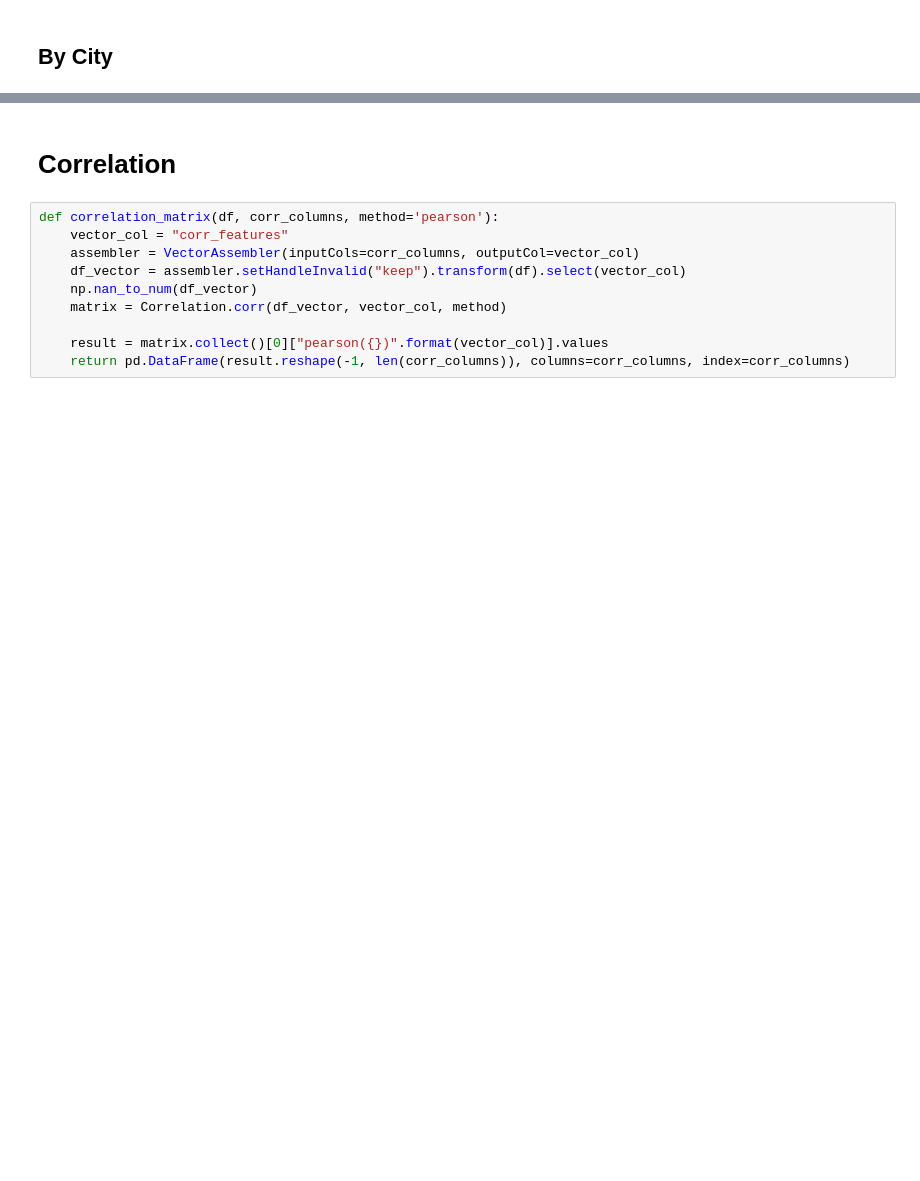
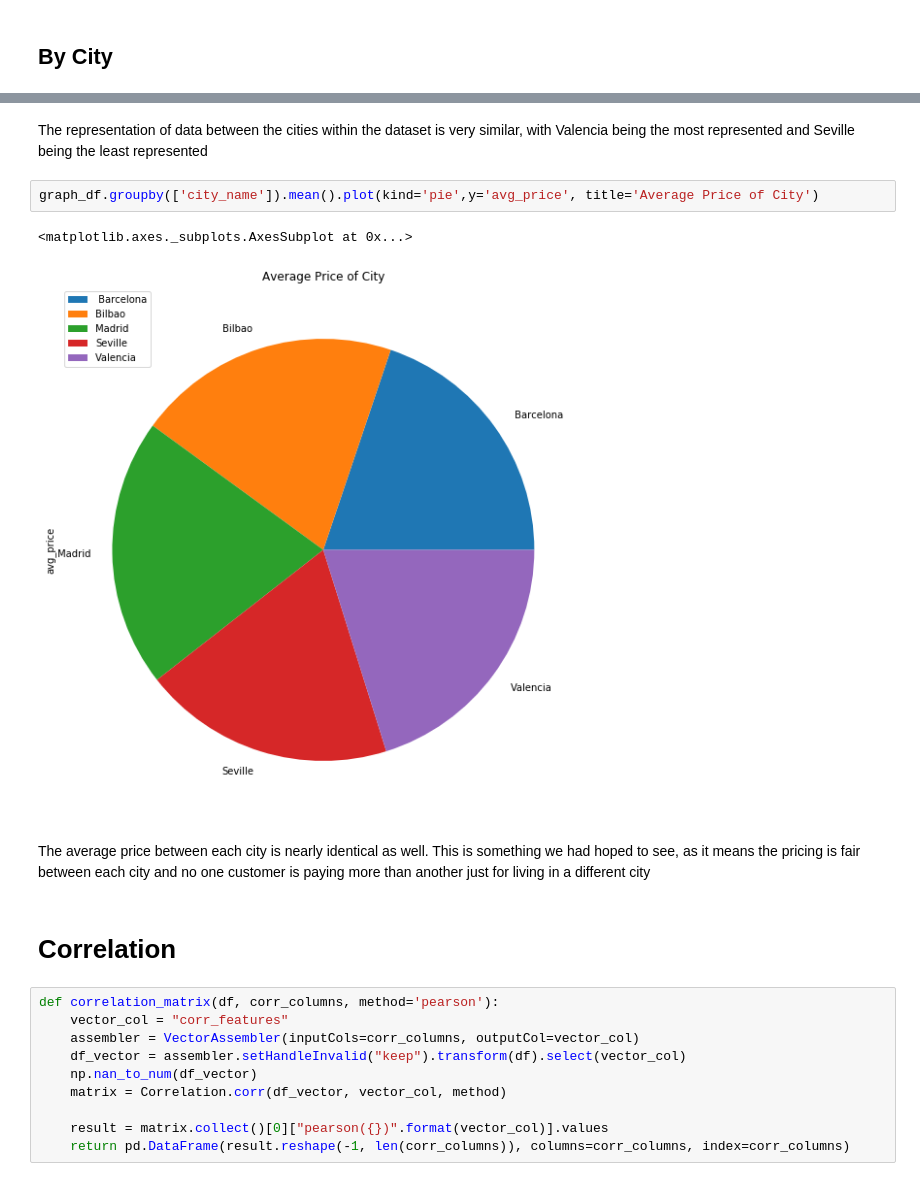
Before and after one commit to smgbx/Energy_Demand_Analysis, a Jupyter notebook: Spark/490 Project - Python DataFrames.ipynb, the cells around one changed output, grey strips where cells are left out. Drawn from its saved outputs; the diff is of its cells as text; blank space fills up the shorter version.

```diff
--- a/Spark/490 Project - Python DataFrames.ipynb
+++ b/Spark/490 Project - Python DataFrames.ipynb
@@ -150,3 +110,12 @@ only showing top 100 rows
+# %% [markdown]
+The representation of data between the cities within the dataset is very similar, with Valencia being the most represented and Seville being the least represented
+# %%
+graph_df.groupby(['city_name']).mean().plot(kind='pie',y='avg_price', title='Average Price of City')
+# %% [output]
+<matplotlib.axes._subplots.AxesSubplot at 0x...>
+[figure, added]
+# %% [markdown]
+The average price between each city is nearly identical as well. This is something we had hoped to see, as it means the pricing is fair between each city and no one customer is paying more than another just for living in a different city
 # %% [markdown]
 # Correlation
 # %%
```
Also changed, not shown: parts of 46 cells of this notebook, 1 other file.
